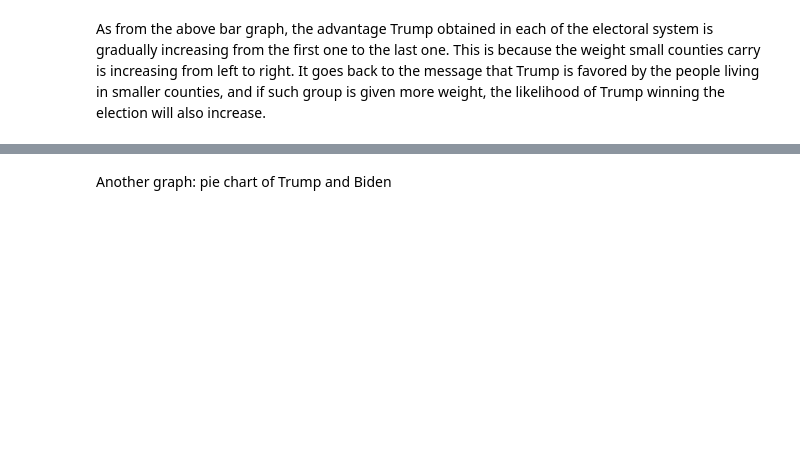
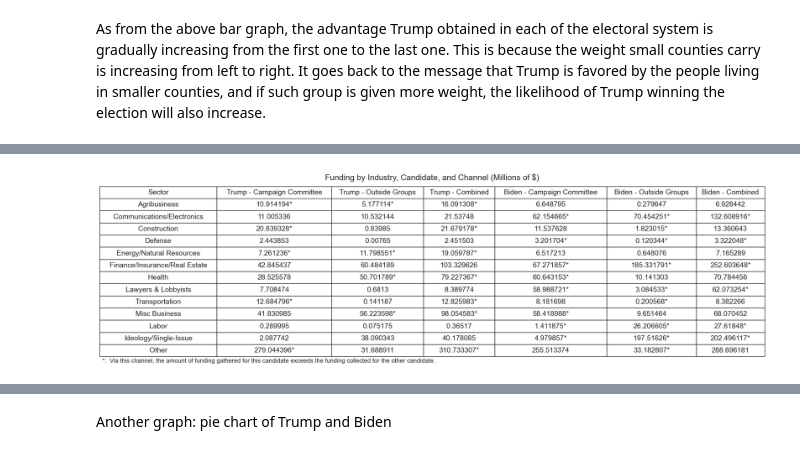
Before and after one commit to AllysonCui/ECO225, a Jupyter notebook: Code/Project 1/Project_1.ipynb, the cells around one changed output, grey strips where cells are left out. Cells and saved outputs as stored; diff of their text form; code cells hidden in the pictures; blank space fills up the shorter version.

```diff
--- a/Code/Project 1/Project_1.ipynb
+++ b/Code/Project 1/Project_1.ipynb
@@ -1343,0 +1129,6 @@ plt.show()
+# %%
+import requests
+from bs4 import BeautifulSoup
+
+web_url = "https://www.opensecrets.org/2020-presidential-race/sector-totals?sector=A"
+response = requests.get(web_url)
@@ -1343,0 +1303,14 @@ plt.show()
+# %%
+df_fund = pd.DataFrame(columns = ['Candidate', 'Total'])
+ix = 0 # Initializing the row index for the DataFrame
+
+# Scraping data from each row in the table and storing it in the DataFrame
+for row in all_values[1:]:
+    values = row.find_all('td')
+    candidate = values[0].text
+    total = values[1].text
+    df_fund.loc[ix] = [candidate, total]# Store it in the dataframe as a row
+    ix += 1
+
+# Print the first 5 rows of the dataframe
+df_fund.head()
@@ -1343,0 +1402,74 @@ plt.show()
+# %%
+# TABLE
+# Selecting needed rows from dataframes
+trump_cc = pd.DataFrame(df1.iloc[0]).transpose()
+trump_og = pd.DataFrame(df2.iloc[0]).transpose()
+trump_c = pd.DataFrame(df0.iloc[0]).transpose()
+biden_cc = pd.DataFrame(df1.iloc[1]).transpose()
+biden_og = pd.DataFrame(df2.iloc[1]).transpose()
+biden_c = pd.DataFrame(df0.iloc[1]).transpose()
+
+# Combining all the rows to one dataframe
+stacked_df = pd.concat([trump_cc, trump_og, trump_c, biden_cc, biden_og, biden_c], axis=0)
+stacked_df['Candidate'] = ['Trump - Campaign Committee', 'Trump - Outside Groups', 'Trump - Combined', 'Biden - Campaign Committee', 'Biden - Outside Groups', 'Biden - Combined']
+stacked_df.set_index('Candidate', inplace=True)
+stacked_df = stacked_df.transpose()
+stacked_df = stacked_df.reset_index().rename(columns={'index': 'Sector'})
+
+# create function to compare and add asterisk
+def add_asterisk(row):
+    # compare columns 2 and 5
+    if row[1] > row[4]:
+        row[1] = str(row[1]) + '*'
+    else:
+        row[4] = str(row[4]) + '*'
+
+    # compare columns 3 and 6
+    if row[2] > row[5]:
+        row[2] = str(row[2]) + '*'
+    else:
+        row[5] = str(row[5]) + '*'
+
+    # compare columns 4 and 7
+    if row[3] > row[6]:
+        row[3] = str(row[3]) + '*'
+    else:
+        row[6] = str(row[6]) + '*'
+
+    return row
+
+# apply function to each row of dataframe
+stacked_df = stacked_df.apply(add_asterisk, axis=1)
+
+# create a figure and axis
+fig, ax = plt.subplots()
+
+# hide axis
+ax.axis('off')
+
+# create the table using the data in the dataframe
+table = ax.table(cellText=stacked_df.values, colLabels=stacked_df.columns, loc='center', cellLoc='center')
+
+# set the font size of the cells and header
+table.set_fontsize(14)
+table.auto_set_column_width(col=list(range(len(stacked_df.columns))))
+
+# Set the height of the cells
+table.scale(1, 2)
+
+# Set the title of the table
+title = 'Funding by Industry, Candidate, and Channel (Millions of $)'
+plt.text(0, 0.08, title, ha='center', va='top', fontsize=16)
+
+# Hide the axis and turn off the axis lines and ticks
+ax.axis('off')
+ax.axis('tight')
+
+# add note below the plot
+note = "*:  Via this channel, the amount of funding gathered for this candidate exceeds the funding collected for the other candidate."
+plt.text(-0.2, -0.075, note, ha='left', va='bottom', fontsize=12)
+
+# Show the plot
+plt.show()
+# %% [output]
+[figure, added]
```
Also changed, not shown: parts of 63 cells of this notebook, 2 other files.
